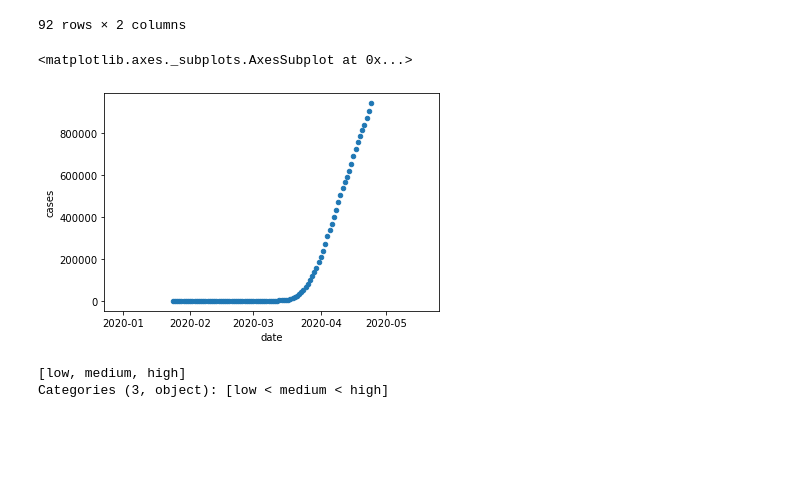
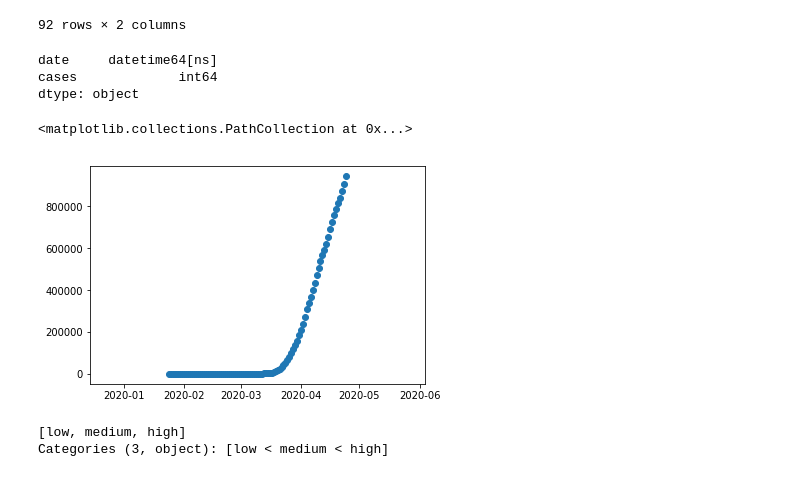
Before and after one commit to mkrish14/itcs6155_group14, a Jupyter notebook: Deliverable_4/kbs_covid_latestdata.ipynb, the cells around one changed output. Cells and saved outputs as stored; diff of their text form; code cells hidden in the pictures; blank space fills up the shorter version.

```diff
--- a/Deliverable_4/kbs_covid_latestdata.ipynb
+++ b/Deliverable_4/kbs_covid_latestdata.ipynb
@@ -519,11 +511,17 @@ grouped_df
 | 90 | 2020-04-23 | 906265 |
 | 91 | 2020-04-24 | 944272 |
 92 rows × 2 columns
+# %%
+grouped_df.dtypes
+# %% [output]
+date     datetime64[ns]
+cases             int64
+dtype: object
 # %%
-grouped_df.plot.scatter('date','cases')
+plt.scatter(grouped_df['date'],grouped_df['cases'])
 # %% [output]
-<matplotlib.axes._subplots.AxesSubplot at 0x...>
+<matplotlib.collections.PathCollection at 0x...>
-[figure, old version]
+[figure, new version]
 # %%
 bins = [0,51,101,150]
 df_combined['binned'] = pd.cut(df_combined['ozone'], bins,labels=["low", "medium", "high"])
```
Also changed, not shown: parts of 10 cells of this notebook.
